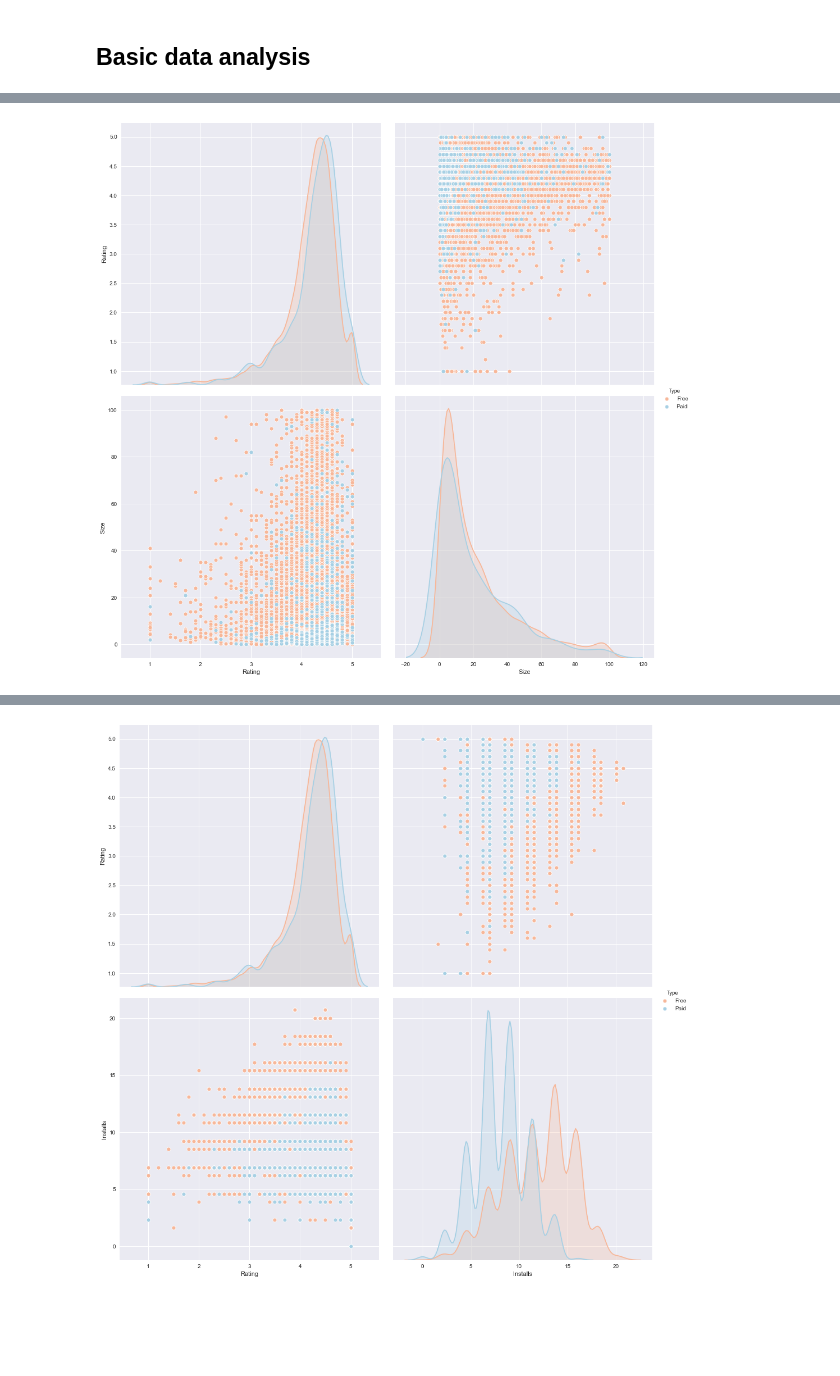
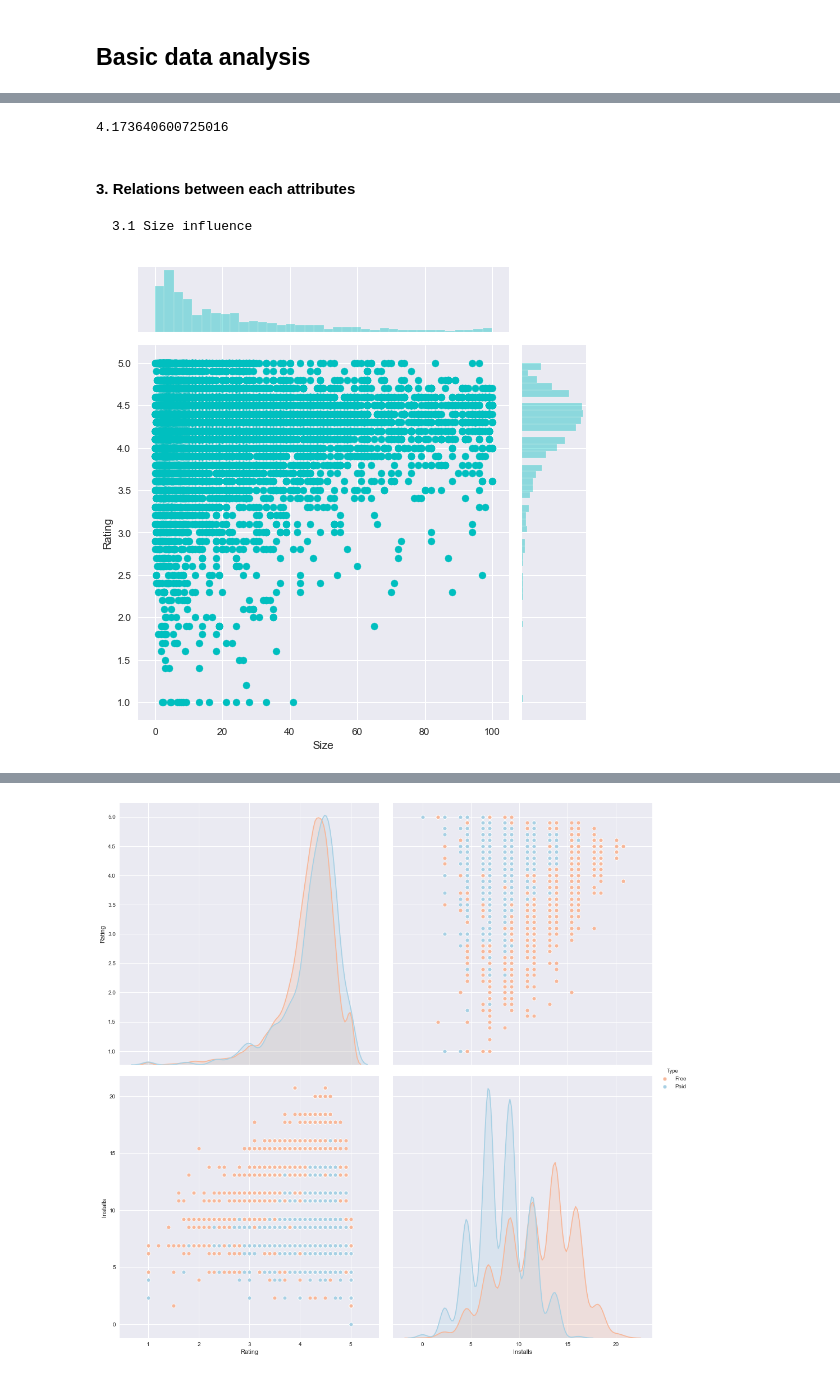
Before and after one commit to sherylwithans/potential-waddle, a Jupyter notebook: app_data_cleaning_final.ipynb, the cells around one changed output, grey strips where cells are left out. Drawn from its saved outputs; the diff is of its cells as text; code cells hidden in the pictures; blank space fills up the shorter version.

```diff
--- a/app_data_cleaning_final.ipynb
+++ b/app_data_cleaning_final.ipynb
@@ -364,18 +419,29 @@ sns.distplot(x,kde = False)
+# %%
+avg_rating = df['Rating'].mean()
+avg_rating
+# %% [output]
+4.173640600725016
+# %% [markdown]
+#### 3. Relations between each attributes
+    3.1 Size influence
 # %%
-x = df['Rating']
-y = df['Size']
-z = df['Installs']
+all_ratings = df['Rating']
+all_size = df['Size']
+all_installs = df['Installs']
 p = df['Reviews']
-t = df['Type']
-price = df['Price']
+all_type = df['Type']
+all_price = df['Price']
 # pd.DataFrame(list(zip(x, y, np.log(z), np.log10(p), t, price)))
 # %%
-import seaborn as sns
-x = df['Rating'].dropna()
-y = df['Size']
-t = df['Type']
-p = sns.pairplot(pd.DataFrame(list(zip(x, y,t)),
-                        columns=['Rating','Size','Type']),
-                 hue='Type', palette="RdBu",height=7)
+# import seaborn as sns
+# x = df['Rating'].dropna()
+# y = df['Size']
+# t = df['Type']
+# p = sns.pairplot(pd.DataFrame(list(zip(x, y,t)),
+#                         columns=['Rating','Size','Type']),
+#                  hue='Type', palette="RdBu",height=7)
-# %% [output]
-[figure, removed]
+# %%
+sns.set_style("darkgrid")
+ax = sns.jointplot(all_size,all_ratings,height=7, color = 'c')
+# %% [output]
+[figure, added]
```
Also changed, not shown: parts of 39 cells of this notebook.
